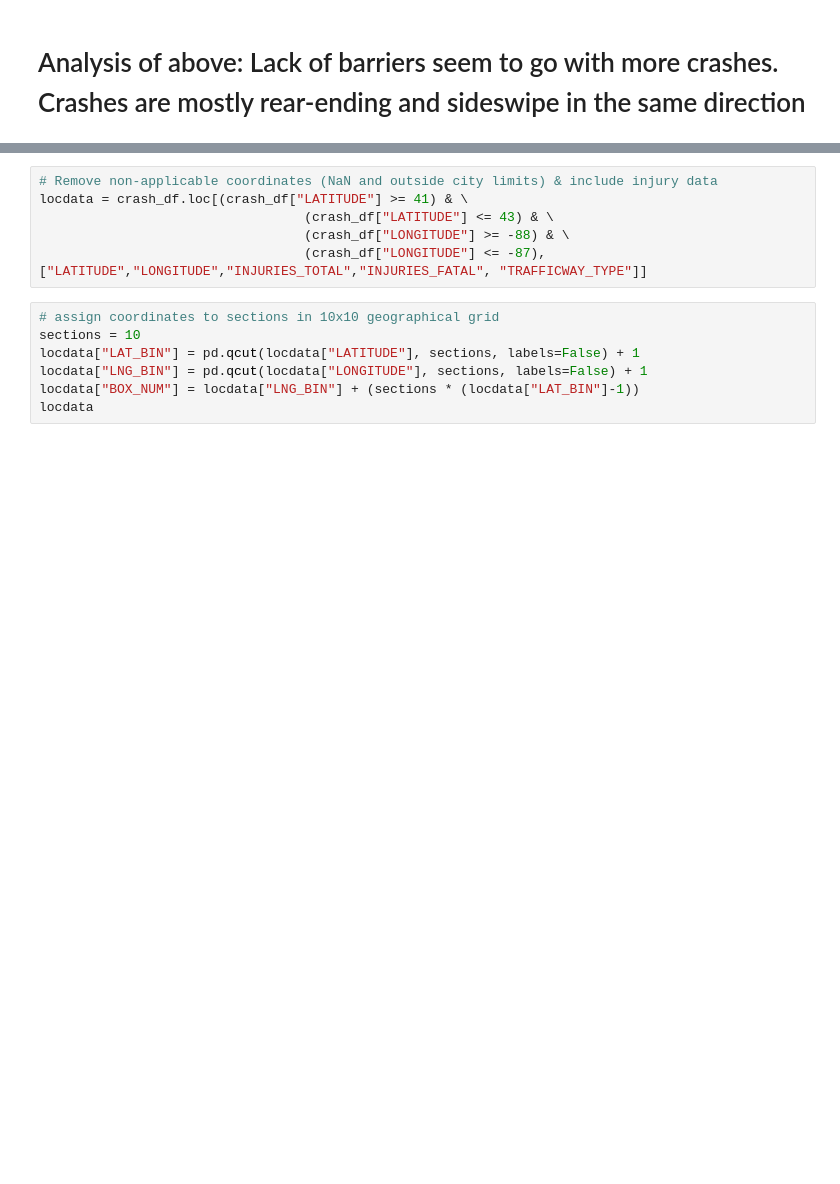
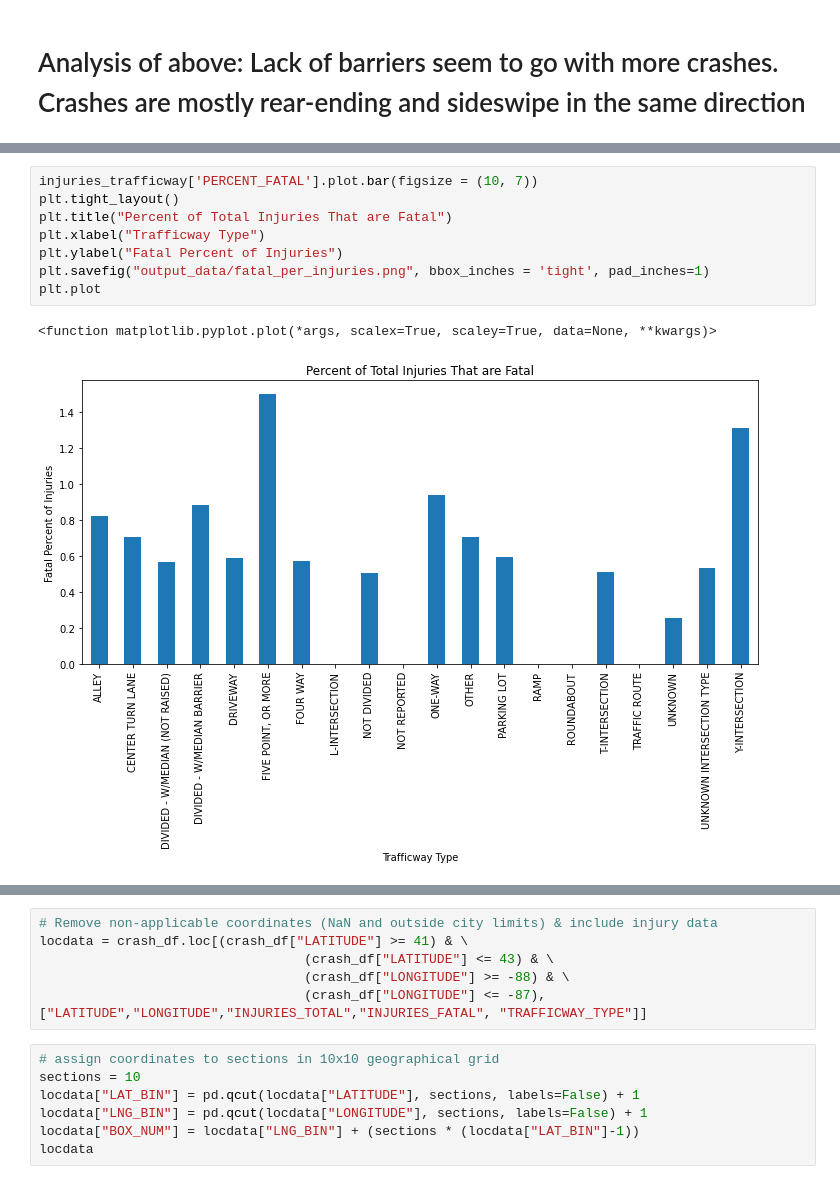
Before and after one commit to andrewbankston/project-one, a Jupyter notebook: Chicago_Crashes.ipynb, the cells around one changed output, grey strips where cells are left out. Cells and saved outputs as stored; diff of their text form; blank space fills up the shorter version.

```diff
--- a/Chicago_Crashes.ipynb
+++ b/Chicago_Crashes.ipynb
@@ -205,0 +270,11 @@ plt.plot
+# %%
+injuries_trafficway['PERCENT_FATAL'].plot.bar(figsize = (10, 7))
+plt.tight_layout()
+plt.title("Percent of Total Injuries That are Fatal")
+plt.xlabel("Trafficway Type")
+plt.ylabel("Fatal Percent of Injuries")
+plt.savefig("output_data/fatal_per_injuries.png", bbox_inches = 'tight', pad_inches=1)
+plt.plot
+# %% [output]
+<function matplotlib.pyplot.plot(*args, scalex=True, scaley=True, data=None, **kwargs)>
+[figure, added]
```
Also changed, not shown: parts of 9 cells of this notebook, 7 other files.
